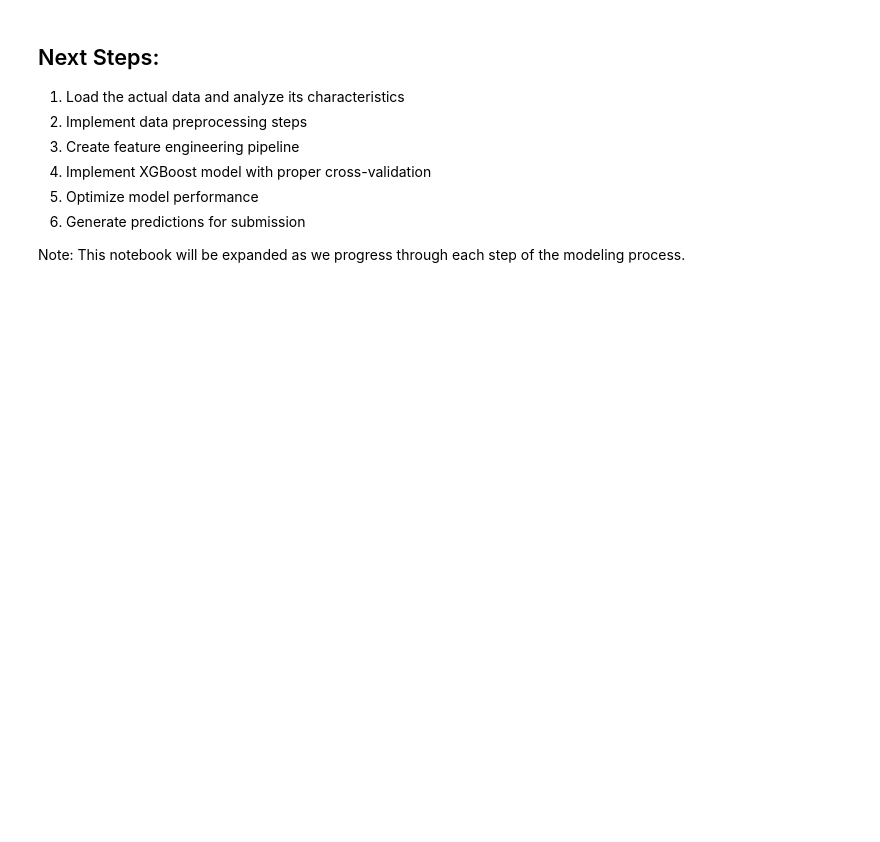
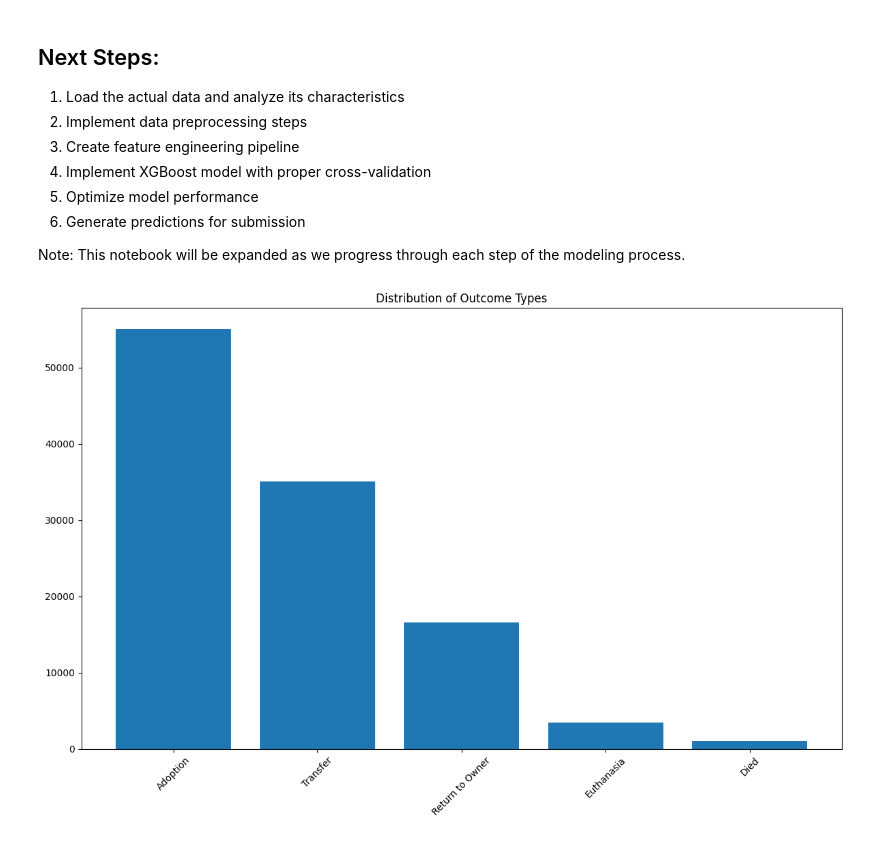
Before and after one commit to riyamittal009/austin_animal_shelter_ml_project, a Jupyter notebook: animal_shelter_prediction.ipynb, the cells around one changed output. Saved outputs shown, nothing was run; the diff lists cells and outputs as text; code cells hidden in the pictures; blank space fills up the shorter version.

```diff
--- a/animal_shelter_prediction.ipynb
+++ b/animal_shelter_prediction.ipynb
@@ -78,3 +78,102 @@ First few rows:
 6. Generate predictions for submission
 
 Note: This notebook will be expanded as we progress through each step of the modeling process.
+# %%
+# Exploratory Data Analysis
+import matplotlib.pyplot as plt
+import seaborn as sns
+
+# Set figure size for better visibility
+plt.rcParams['figure.figsize'] = [12, 8]
+
+# 1. Analyze target variable distribution
+plt.figure(1)
+outcome_counts = train_data['Outcome Type'].value_counts()
+plt.bar(outcome_counts.index, outcome_counts.values)
+plt.title('Distribution of Outcome Types')
+plt.xticks(rotation=45)
+plt.tight_layout()
+plt.show()
+
+# 2. Analyze animal types and their outcomes
+plt.figure(2)
+animal_counts = train_data['Animal Type'].value_counts()
+plt.bar(animal_counts.index, animal_counts.values)
+plt.title('Distribution of Animal Types')
+plt.tight_layout()
+plt.show()
+
+# 3. Analyze missing values
+print("\nMissing Values Analysis:")
+missing_values = train_data.isnull().sum()
+print(missing_values[missing_values > 0])
+
+# 4. Analyze intake types
+plt.figure(3)
+intake_counts = train_data['Intake Type'].value_counts()
+plt.bar(intake_counts.index, intake_counts.values)
+plt.title('Distribution of Intake Types')
+plt.xticks(rotation=45)
+plt.tight_layout()
+plt.show()
+
+# 5. Analyze temporal patterns
+train_data['Intake Time'] = pd.to_datetime(train_data['Intake Time'])
+train_data['Intake Month'] = train_data['Intake Time'].dt.month
+
+plt.figure(4)
+monthly_counts = train_data['Intake Month'].value_counts().sort_index()
+plt.plot(monthly_counts.index, monthly_counts.values, marker='o')
+plt.title('Animal Intakes by Month')
+plt.xlabel('Month')
+plt.ylabel('Number of Animals')
+plt.tight_layout()
+plt.show()
+
+# 6. Print summary statistics
+print("\nKey Statistics:")
+print("\nTotal number of records:", len(train_data))
+print("\nOutcome Type Distribution (%):")
+print(train_data['Outcome Type'].value_counts(normalize=True).round(3) * 100)
+print("\nAnimal Type Distribution (%):")
+print(train_data['Animal Type'].value_counts(normalize=True).round(3) * 100)
+
+# 7. Analyze categorical variables
+print("\nUnique values in important categories:")
+print("\nSex upon Intake:", train_data['Sex upon Intake'].unique())
+print("\nIntake Type:", train_data['Intake Type'].unique())
+print("\nIntake Condition:", train_data['Intake Condition'].unique())
+
+# 8. Age analysis
+def extract_age_in_years(age_str):
+    if pd.isna(age_str):
+        return None
+    parts = age_str.lower().split()
+    value = float(parts[0])
+    unit = parts[1]
+    if 'year' in unit:
+        return value
+    elif 'month' in unit:
+        return value/12
+    elif 'week' in unit:
+        return value/52
+    elif 'day' in unit:
+        return value/365
+    return None
+
+train_data['Age_Years'] = train_data['Age upon Intake'].apply(extract_age_in_years)
+plt.figure(5)
+plt.hist(train_data['Age_Years'], bins=50)
+plt.title('Distribution of Age at Intake')
+plt.xlabel('Age (Years)')
+plt.ylabel('Count')
+plt.tight_layout()
+plt.show()
+
+# 9. Print top breeds and colors
+print("\nMost Common Breeds (top 5):")
+print(train_data['Breed'].value_counts().head())
+print("\nMost Common Colors (top 5):")
+print(train_data['Color'].value_counts().head())
+# %% [output]
+[figure, added]
```
Also changed, not shown: parts of 5 cells of this notebook.
